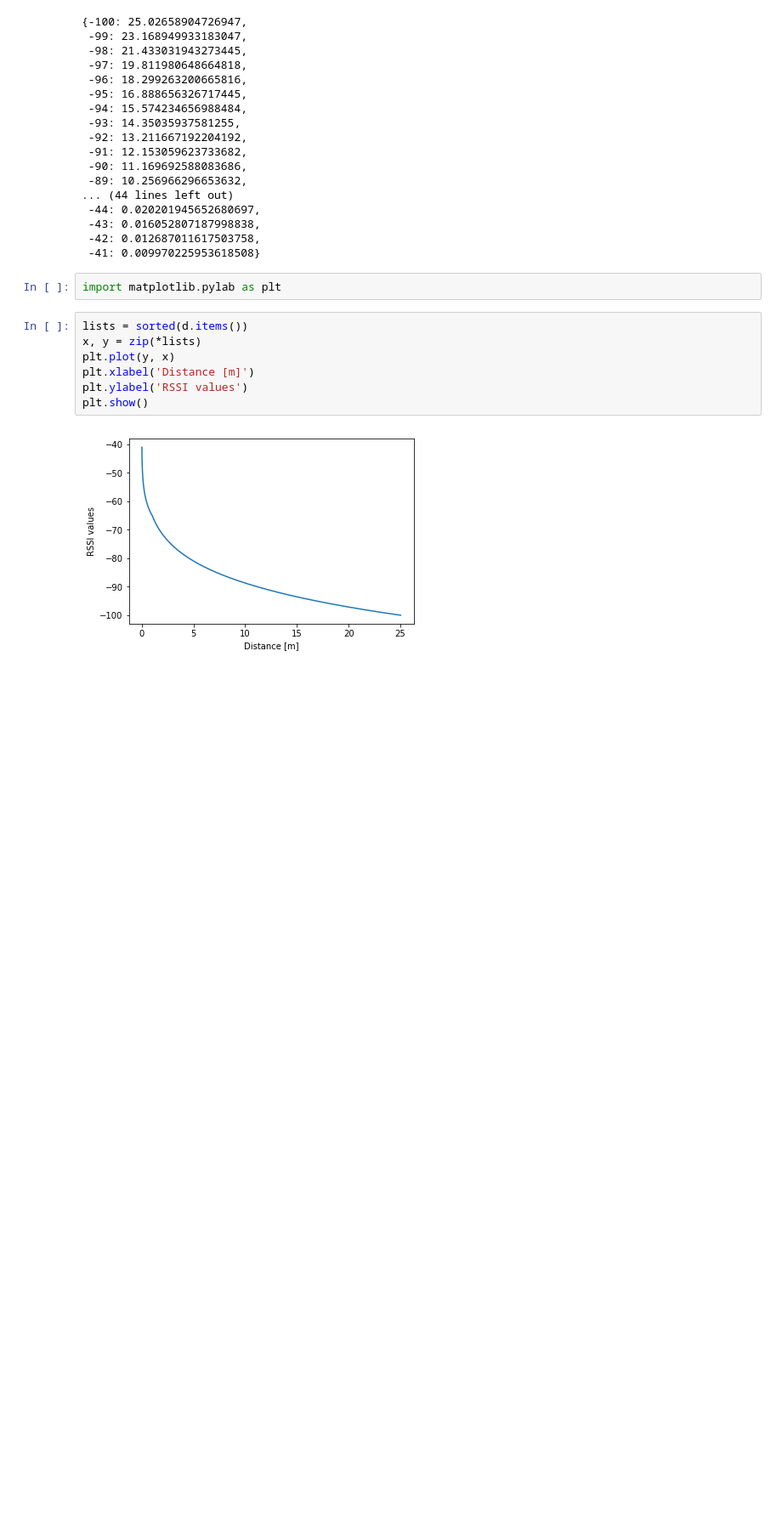
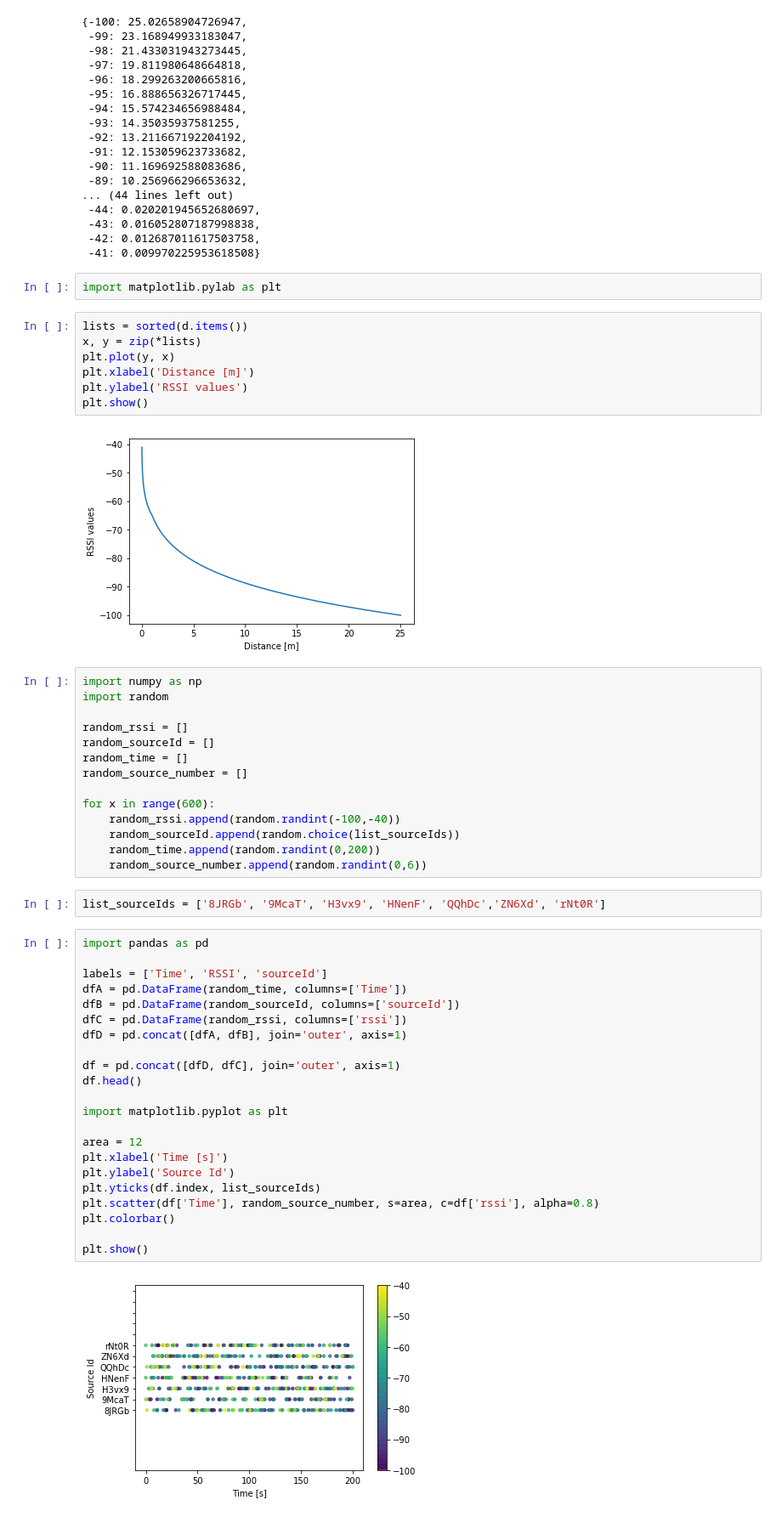
Before and after one commit to konradbjk/WorkshopEIS, a Jupyter notebook: rss_to_dist_dependency.ipynb, the cells around one changed output. Shown: that part at 85% size. Cells and saved outputs as stored; diff of their text form; blank space fills up the shorter version.

Commit message:
Added map of the RSSI

```diff
--- a/rss_to_dist_dependency.ipynb
+++ b/rss_to_dist_dependency.ipynb
@@ -55,3 +55,43 @@ plt.ylabel('RSSI values')
 plt.show()
 # %% [output]
 [figure]
+# %%
+import numpy as np
+import random
+
+random_rssi = []
+random_sourceId = []
+random_time = []
+random_source_number = []
+
+for x in range(600):
+    random_rssi.append(random.randint(-100,-40))
+    random_sourceId.append(random.choice(list_sourceIds))
+    random_time.append(random.randint(0,200))
+    random_source_number.append(random.randint(0,6))
+# %%
+list_sourceIds = ['8JRGb', '9McaT', 'H3vx9', 'HNenF', 'QQhDc','ZN6Xd', 'rNt0R']
+# %%
+import pandas as pd
+
+labels = ['Time', 'RSSI', 'sourceId']
+dfA = pd.DataFrame(random_time, columns=['Time'])
+dfB = pd.DataFrame(random_sourceId, columns=['sourceId'])
+dfC = pd.DataFrame(random_rssi, columns=['rssi'])
+dfD = pd.concat([dfA, dfB], join='outer', axis=1)
+
+df = pd.concat([dfD, dfC], join='outer', axis=1)
+df.head()
+
+import matplotlib.pyplot as plt
+
+area = 12
+plt.xlabel('Time [s]')
+plt.ylabel('Source Id')
+plt.yticks(df.index, list_sourceIds)
+plt.scatter(df['Time'], random_source_number, s=area, c=df['rssi'], alpha=0.8)
+plt.colorbar()
+
+plt.show()
+# %% [output]
+[figure, added]
```
Also changed, not shown: 3 other files.
